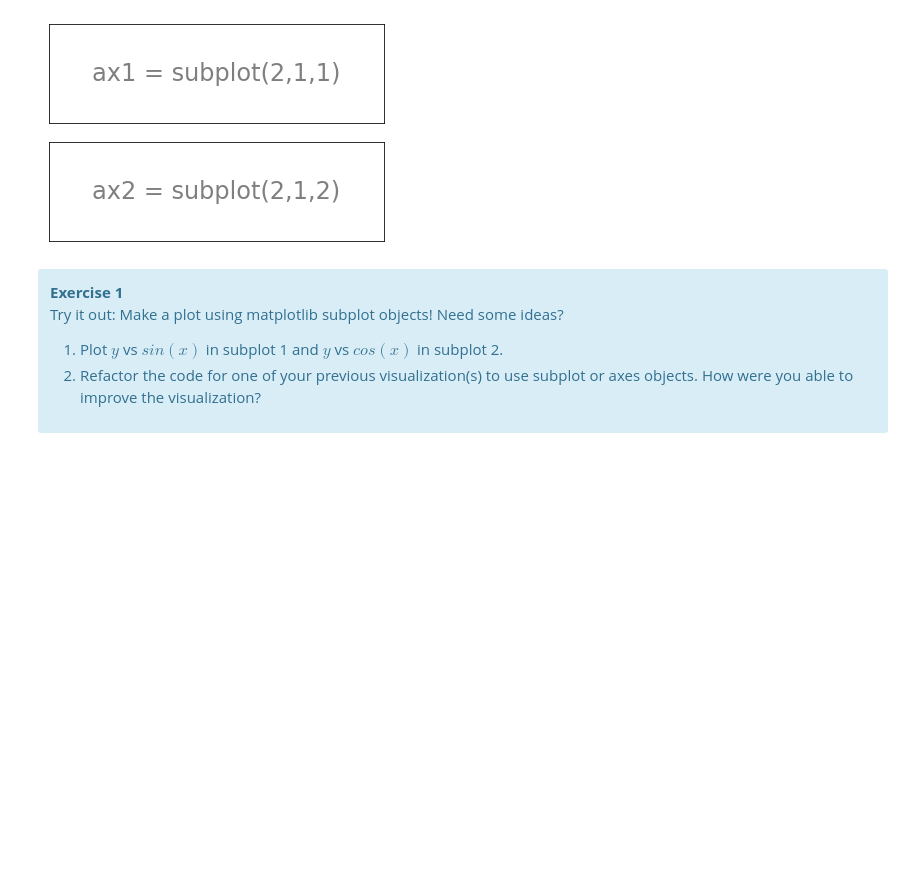
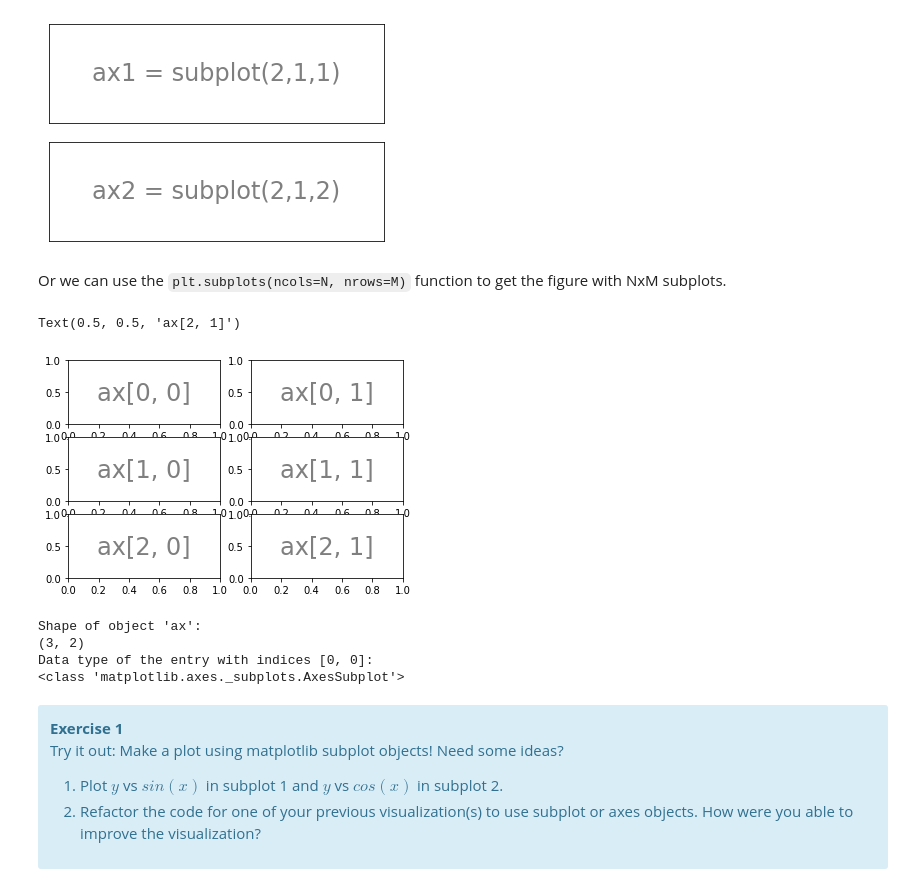
Before and after one commit to adasilva/AnatomyOfMatplotlib, a Jupyter notebook: Part2-MatplotlibOjbects.ipynb, the cells around one changed output. Saved outputs shown, nothing was run; the diff lists cells and outputs as text; code cells hidden in the pictures; blank space fills up the shorter version.

```diff
--- a/Part2-MatplotlibOjbects.ipynb
+++ b/Part2-MatplotlibOjbects.ipynb
@@ -65,6 +65,31 @@ ax2.text(0.5,0.5, 'ax2 = subplot(2,1,2)',ha='center',va='center',size=24,alpha=.
 # %% [output]
 Text(0.5, 0.5, 'ax2 = subplot(2,1,2)')
 [figure]
+# %% [markdown]
+Or we can use the `plt.subplots(ncols=N, nrows=M)` function to get the figure with NxM subplots.
+# %%
+fig, ax = plt.subplots(ncols=2, nrows=3)
+
+# Add text to highlight which plot is which.
+ax[0, 0].text(0.5,0.5, 'ax[0, 0]',ha='center',va='center',size=24,alpha=.5)
+ax[0, 1].text(0.5,0.5, 'ax[0, 1]',ha='center',va='center',size=24,alpha=.5)
+ax[1, 0].text(0.5,0.5, 'ax[1, 0]',ha='center',va='center',size=24,alpha=.5)
+ax[1, 1].text(0.5,0.5, 'ax[1, 1]',ha='center',va='center',size=24,alpha=.5)
+ax[2, 0].text(0.5,0.5, 'ax[2, 0]',ha='center',va='center',size=24,alpha=.5)
+ax[2, 1].text(0.5,0.5, 'ax[2, 1]',ha='center',va='center',size=24,alpha=.5)
+# %% [output]
+Text(0.5, 0.5, 'ax[2, 1]')
+[figure, added]
+# %%
+print("Shape of object 'ax': ")
+print(ax.shape)
+print("Data type of the entry with indices [0, 0]: ")
+print(type(ax[0,0]))
+# %% [output]
+Shape of object 'ax':
+(3, 2)
+Data type of the entry with indices [0, 0]:
+<class 'matplotlib.axes._subplots.AxesSubplot'>
 # %% [markdown]
 <div class="alert alert-block alert-info">
     <b>Exercise 1</b> <p>Try it out: Make a plot using matplotlib subplot objects! Need some ideas?</p>
```
Also changed, not shown: parts of 3 cells of this notebook, 3 other files.
